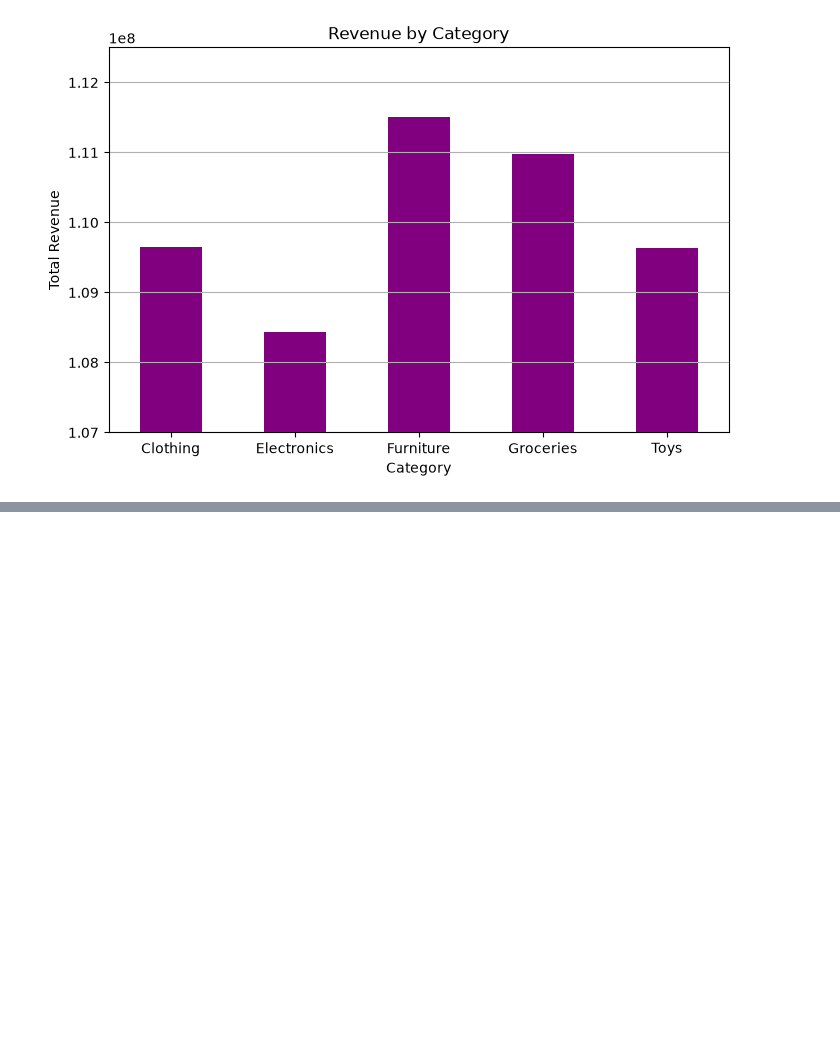
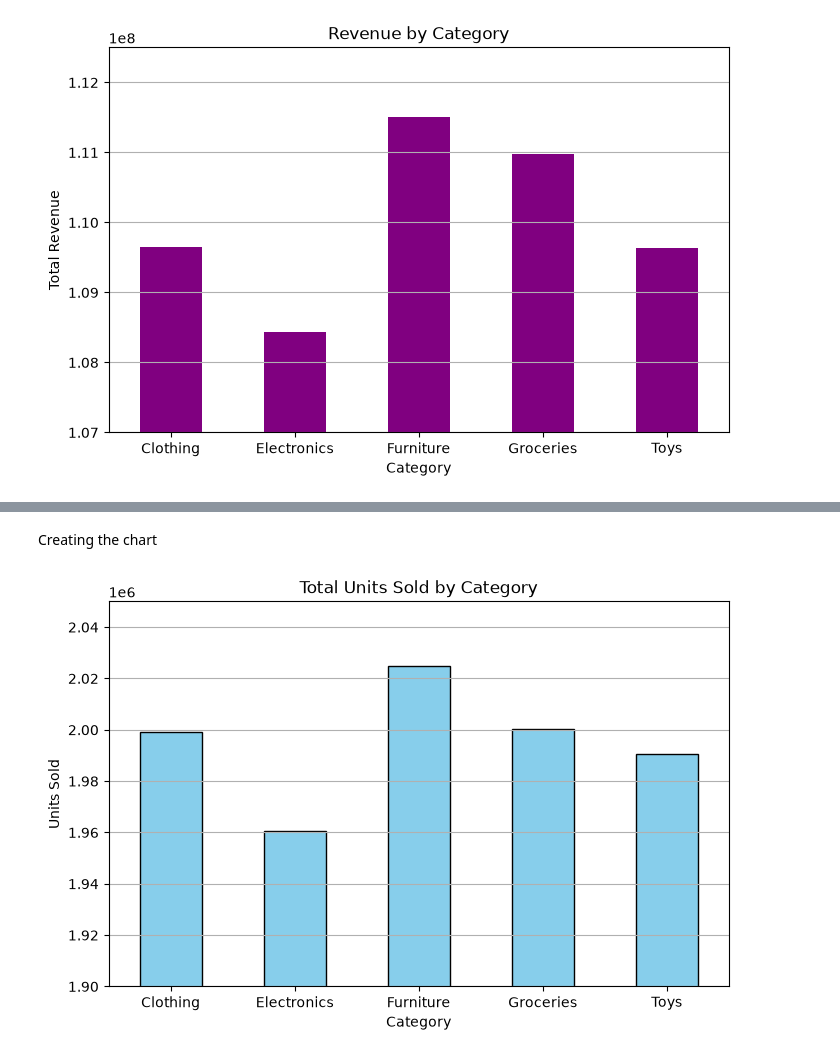
Before and after one commit to sabaadeeb4225-create/Supply-Chain-Demand-Forecasting, a Jupyter notebook: notebooks/eda.ipynb, the cells around one changed output, grey strips where cells are left out. Drawn from its saved outputs; the diff is of its cells as text; code cells hidden in the pictures; blank space fills up the shorter version.

Commit message:
made Total Units Sold By Category

```diff
--- a/notebooks/eda.ipynb
+++ b/notebooks/eda.ipynb
@@ -333,0 +336,5 @@ plt.show()
+# %%
+
+category_sales = df.groupby("Category")["Units Sold"].sum()
+
+category_sales
@@ -333,0 +349,22 @@ plt.show()
+# %% [markdown]
+Creating the chart
+# %%
+plt.figure(figsize=(8,5))
+
+category_sales.plot(
+    kind="bar",
+    color="skyblue",
+    edgecolor="black"
+)
+
+plt.title("Total Units Sold by Category")
+plt.xlabel("Category")
+plt.ylabel("Units Sold")
+plt.ylim(1900000, 2050000)
+
+plt.xticks(rotation=0)
+plt.grid(axis="y")
+
+plt.show()
+# %% [output]
+[figure, added]
```
Also changed, not shown: parts of 2 cells of this notebook.
